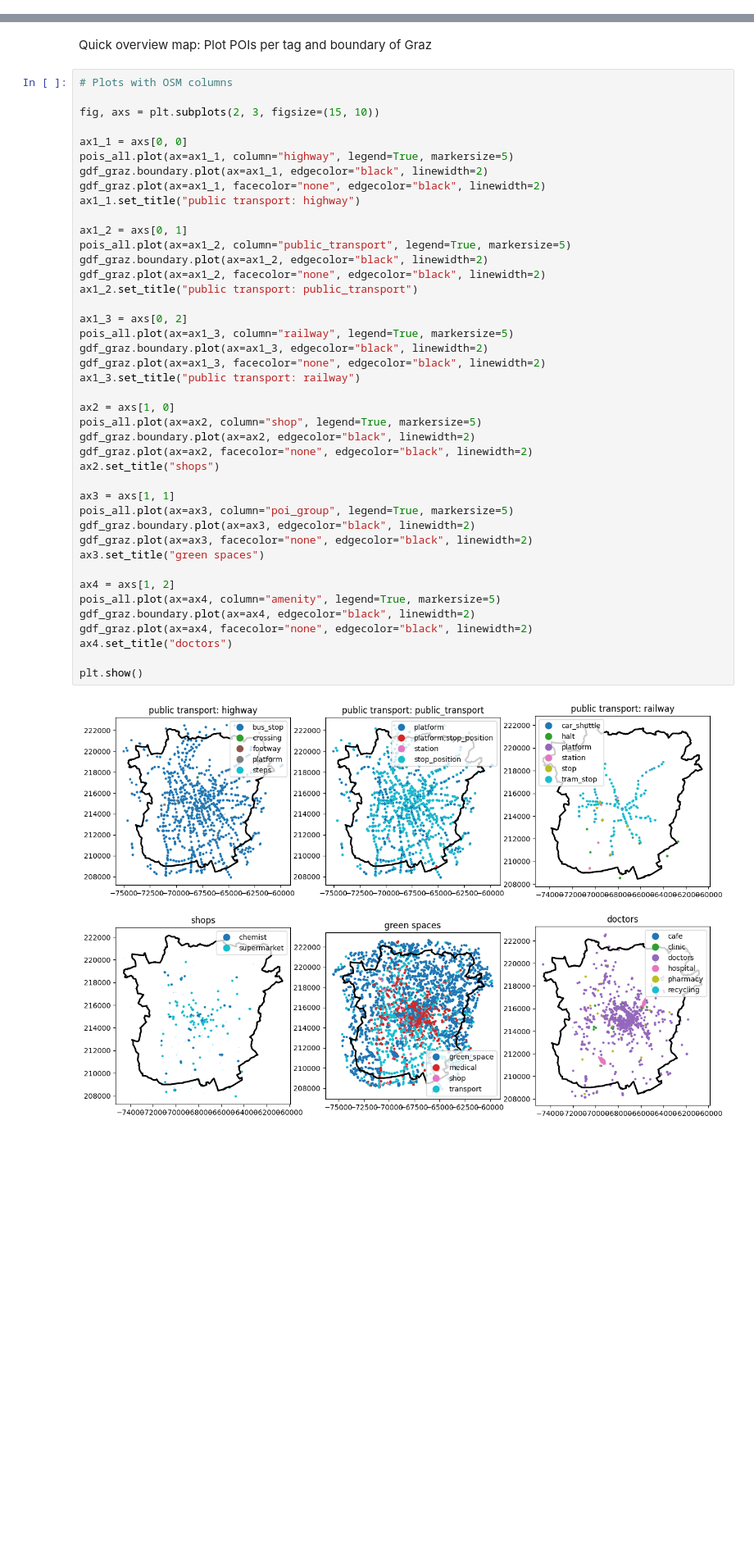
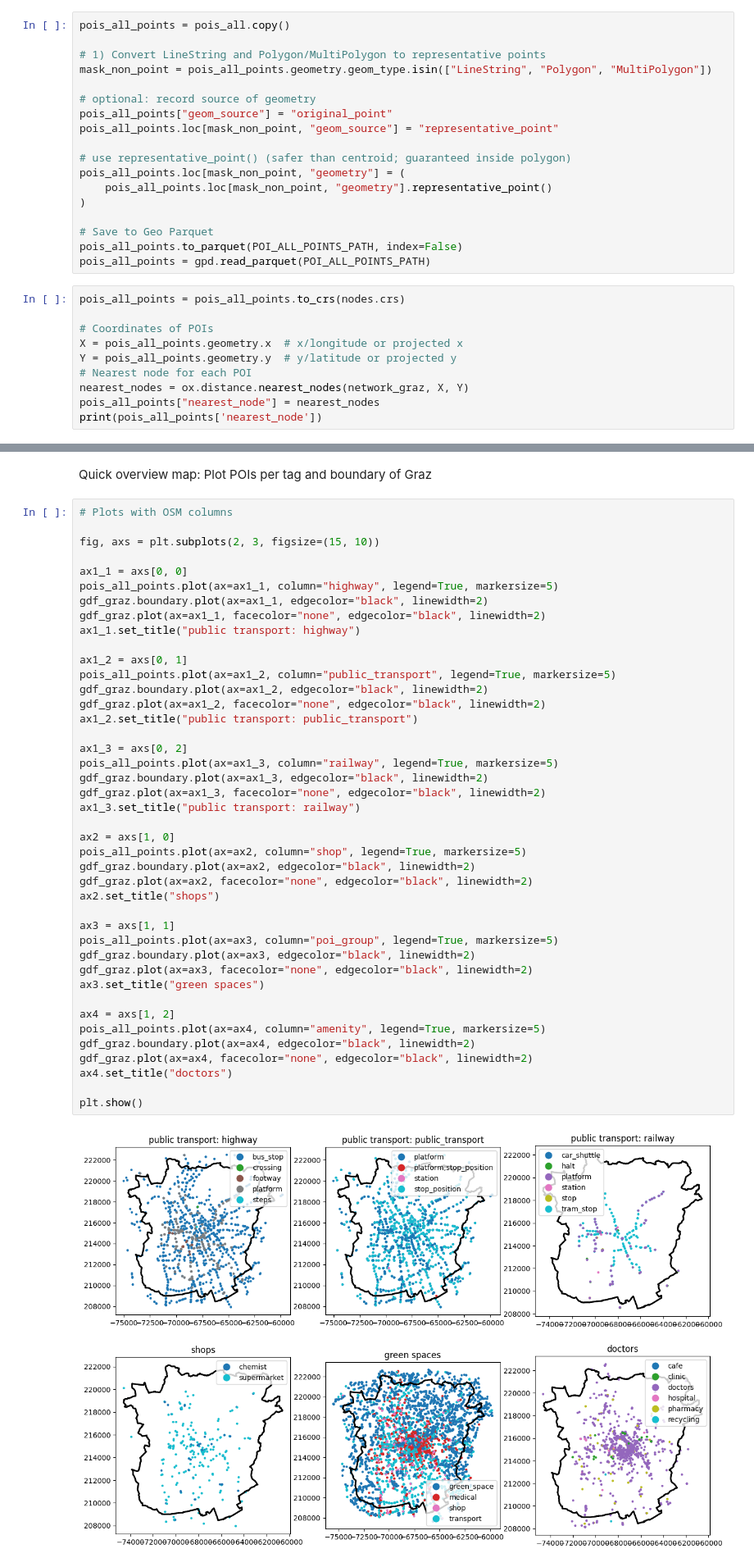
Before and after one commit to VitaDuit/GIS2_Group3_FinalProject, a Jupyter notebook: data_acquisition.ipynb, the cells around one changed output, grey strips where cells are left out. Shown at 82% size. Drawn from its saved outputs; the diff is of its cells as text; blank space fills up the shorter version.

Commit message:
data management, start of network analysis

```diff
--- a/data_acquisition.ipynb
+++ b/data_acquisition.ipynb
@@ -292,0 +329,28 @@ pois_all = gpd.read_parquet("data/graz_pois_with_green_access.parquet")
+# %%
+pois_all_points = pois_all.copy()
+
+# 1) Convert LineString and Polygon/MultiPolygon to representative points
+mask_non_point = pois_all_points.geometry.geom_type.isin(["LineString", "Polygon", "MultiPolygon"])
+
+# optional: record source of geometry
+pois_all_points["geom_source"] = "original_point"
+pois_all_points.loc[mask_non_point, "geom_source"] = "representative_point"
+
+# use representative_point() (safer than centroid; guaranteed inside polygon)
+pois_all_points.loc[mask_non_point, "geometry"] = (
+    pois_all_points.loc[mask_non_point, "geometry"].representative_point()
+)
+
+# Save to Geo Parquet
+pois_all_points.to_parquet(POI_ALL_POINTS_PATH, index=False)
+pois_all_points = gpd.read_parquet(POI_ALL_POINTS_PATH)
+# %%
+pois_all_points = pois_all_points.to_crs(nodes.crs)
+
+# Coordinates of POIs
+X = pois_all_points.geometry.x  # x/longitude or projected x
+Y = pois_all_points.geometry.y  # y/latitude or projected y
+# Nearest node for each POI
+nearest_nodes = ox.distance.nearest_nodes(network_graz, X, Y)
+pois_all_points["nearest_node"] = nearest_nodes
+print(pois_all_points['nearest_node'])
@@ -298,44 +375,44 @@ Quick overview map: Plot POIs per tag and boundary of Graz
 fig, axs = plt.subplots(2, 3, figsize=(15, 10))
 
 ax1_1 = axs[0, 0]
-pois_all.plot(ax=ax1_1, column="highway", legend=True, markersize=5)
+pois_all_points.plot(ax=ax1_1, column="highway", legend=True, markersize=5)
 gdf_graz.boundary.plot(ax=ax1_1, edgecolor="black", linewidth=2)
 gdf_graz.plot(ax=ax1_1, facecolor="none", edgecolor="black", linewidth=2)
 ax1_1.set_title("public transport: highway")
 
 ax1_2 = axs[0, 1]
-pois_all.plot(ax=ax1_2, column="public_transport", legend=True, markersize=5)
+pois_all_points.plot(ax=ax1_2, column="public_transport", legend=True, markersize=5)
 gdf_graz.boundary.plot(ax=ax1_2, edgecolor="black", linewidth=2)
 gdf_graz.plot(ax=ax1_2, facecolor="none", edgecolor="black", linewidth=2)
 ax1_2.set_title("public transport: public_transport")
 
 ax1_3 = axs[0, 2]
-pois_all.plot(ax=ax1_3, column="railway", legend=True, markersize=5)
+pois_all_points.plot(ax=ax1_3, column="railway", legend=True, markersize=5)
 gdf_graz.boundary.plot(ax=ax1_3, edgecolor="black", linewidth=2)
 gdf_graz.plot(ax=ax1_3, facecolor="none", edgecolor="black", linewidth=2)
 ax1_3.set_title("public transport: railway")
 
 ax2 = axs[1, 0]
-pois_all.plot(ax=ax2, column="shop", legend=True, markersize=5)
+pois_all_points.plot(ax=ax2, column="shop", legend=True, markersize=5)
 gdf_graz.boundary.plot(ax=ax2, edgecolor="black", linewidth=2)
 gdf_graz.plot(ax=ax2, facecolor="none", edgecolor="black", linewidth=2)
 ax2.set_title("shops")
 
 ax3 = axs[1, 1]
-pois_all.plot(ax=ax3, column="poi_group", legend=True, markersize=5)
+pois_all_points.plot(ax=ax3, column="poi_group", legend=True, markersize=5)
 gdf_graz.boundary.plot(ax=ax3, edgecolor="black", linewidth=2)
 gdf_graz.plot(ax=ax3, facecolor="none", edgecolor="black", linewidth=2)
 ax3.set_title("green spaces")
 
 ax4 = axs[1, 2]
-pois_all.plot(ax=ax4, column="amenity", legend=True, markersize=5)
+pois_all_points.plot(ax=ax4, column="amenity", legend=True, markersize=5)
 gdf_graz.boundary.plot(ax=ax4, edgecolor="black", linewidth=2)
 gdf_graz.plot(ax=ax4, facecolor="none", edgecolor="black", linewidth=2)
 ax4.set_title("doctors")
 
 plt.show()
 # %% [output]
-[figure, old version]
+[figure, new version]
 # %%
 # Plots with poi_group and poi_subtype
 
```
Also changed, not shown: parts of 34 cells of this notebook, 6 other files.
